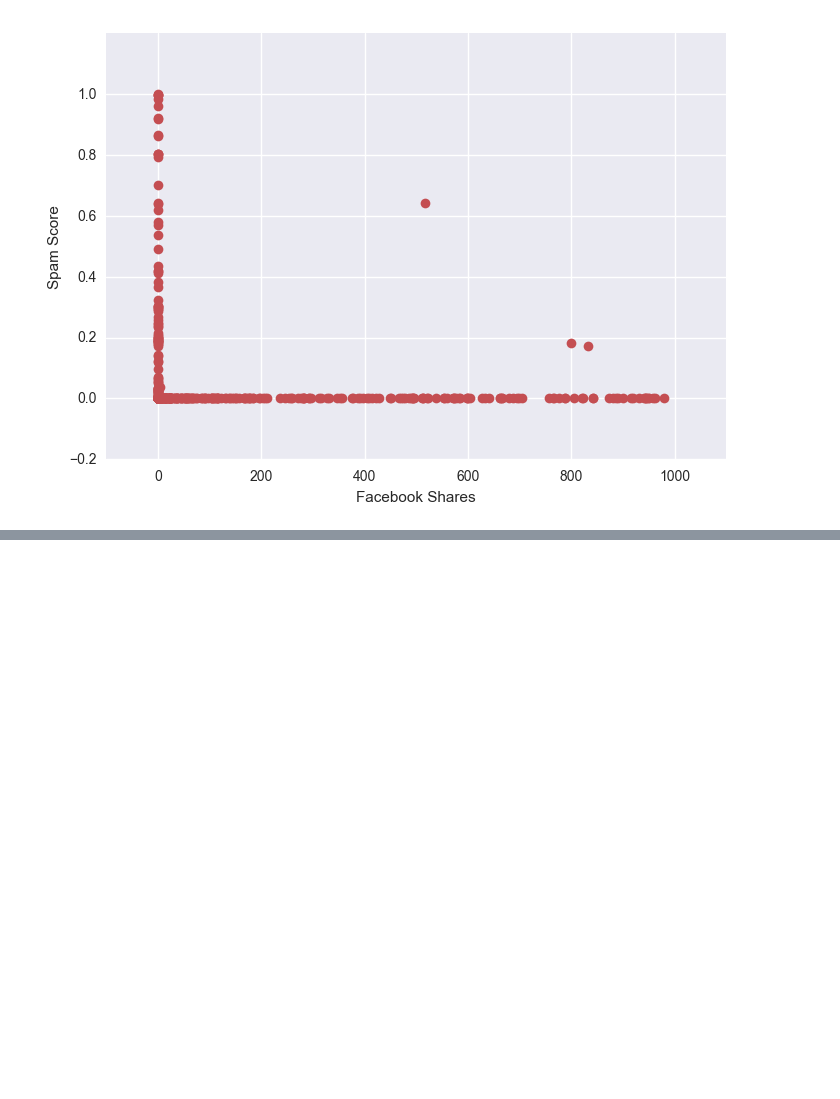
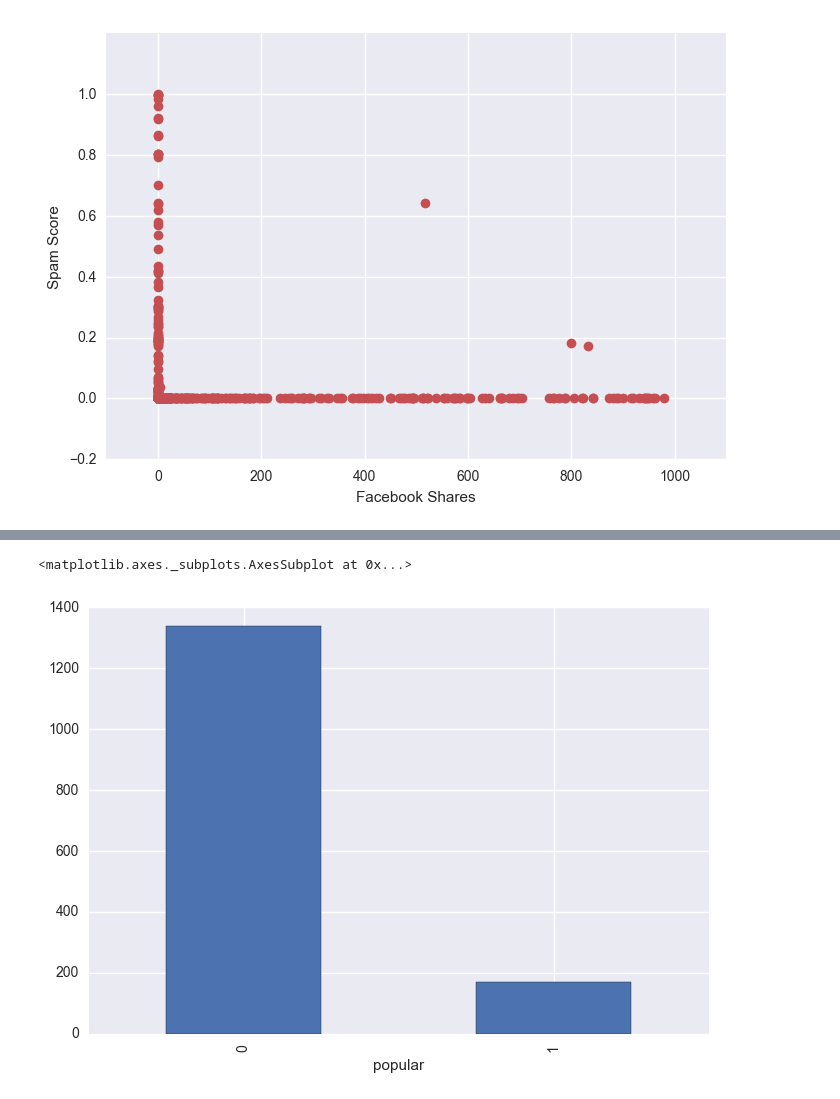
Before and after one commit to cjarmbrust1/cosc4931-introdatascience, a Jupyter notebook: Fake_News.ipynb, the cells around one changed output, grey strips where cells are left out. Saved outputs shown, nothing was run; the diff lists cells and outputs as text; code cells hidden in the pictures; blank space fills up the shorter version.

```diff
--- a/Fake_News.ipynb
+++ b/Fake_News.ipynb
@@ -116,0 +214,5 @@ plt.show()
+# %%
+df.groupby(['popular']).size().plot(kind='bar')
+# %% [output]
+<matplotlib.axes._subplots.AxesSubplot at 0x...>
+[figure, added]
```
Also changed, not shown: parts of 39 cells of this notebook.
